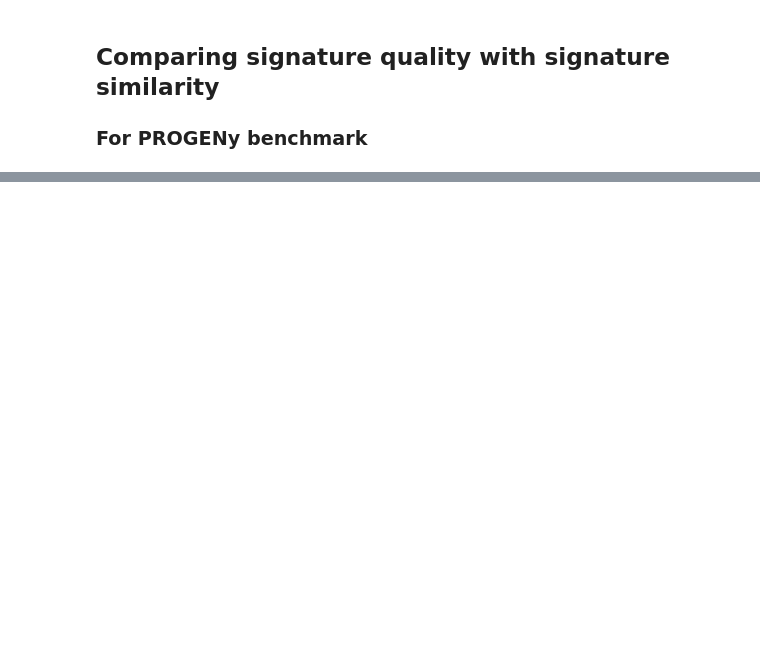
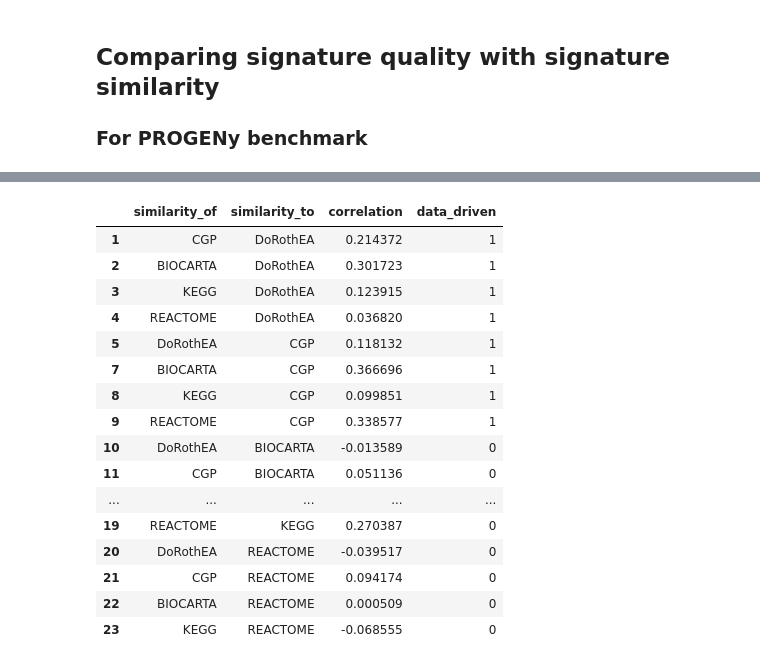
Before and after one commit to bence-szalai/why-pathway-methods-work, a Jupyter notebook: notebooks/quality_similarity_analysis.ipynb, the cells around one changed output, grey strips where cells are left out. Drawn from its saved outputs; the diff is of its cells as text; code cells hidden in the pictures; blank space fills up the shorter version.

```diff
--- a/notebooks/quality_similarity_analysis.ipynb
+++ b/notebooks/quality_similarity_analysis.ipynb
@@ -386,0 +195,24 @@ print(np.mean(scores1minus2[fil]['zscore']))
+# %%
+results['data_driven']=0
+fil=np.in1d(results['similarity_to'],['DoRothEA','CGP']); indexes=results.index[fil];
+results.loc[indexes,'data_driven']=1
+# %%
+results
+# %% [output]
+|  | similarity_of | similarity_to | correlation | data_driven |
+| 1 | CGP | DoRothEA | 0.214372 | 1 |
+| 2 | BIOCARTA | DoRothEA | 0.301723 | 1 |
+| 3 | KEGG | DoRothEA | 0.123915 | 1 |
+| 4 | REACTOME | DoRothEA | 0.036820 | 1 |
+| 5 | DoRothEA | CGP | 0.118132 | 1 |
+| 7 | BIOCARTA | CGP | 0.366696 | 1 |
+| 8 | KEGG | CGP | 0.099851 | 1 |
+| 9 | REACTOME | CGP | 0.338577 | 1 |
+| 10 | DoRothEA | BIOCARTA | -0.013589 | 0 |
+| 11 | CGP | BIOCARTA | 0.051136 | 0 |
+| ... | ... | ... | ... | ... |
+| 19 | REACTOME | KEGG | 0.270387 | 0 |
+| 20 | DoRothEA | REACTOME | -0.039517 | 0 |
+| 21 | CGP | REACTOME | 0.094174 | 0 |
+| 22 | BIOCARTA | REACTOME | 0.000509 | 0 |
+| 23 | KEGG | REACTOME | -0.068555 | 0 |
```
Also changed, not shown: parts of 47 cells of this notebook, 3 other files.
